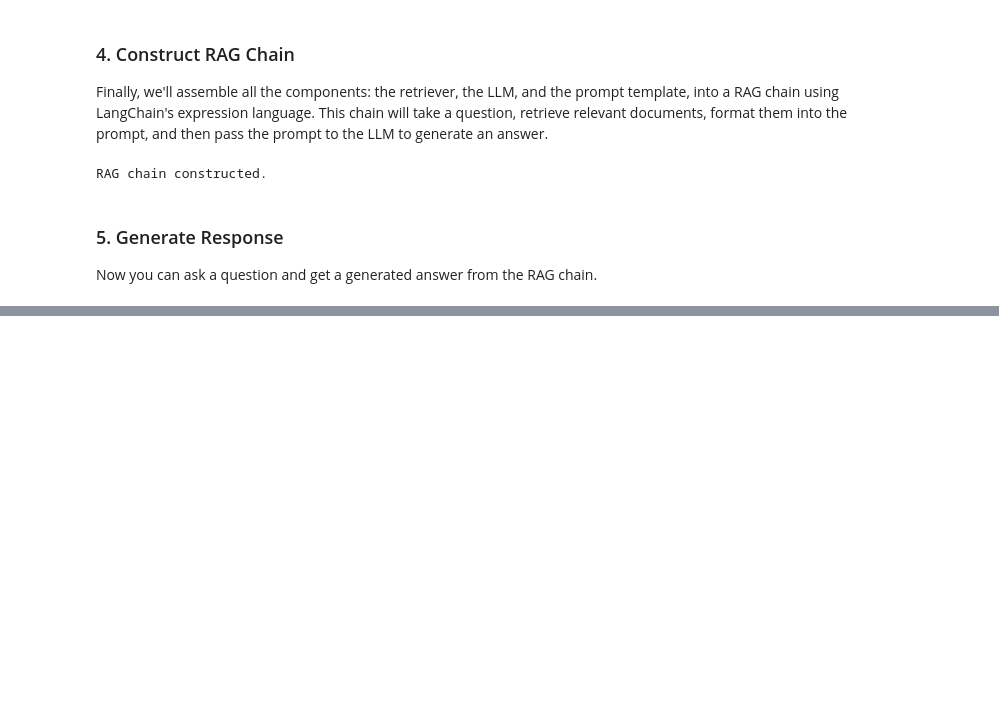
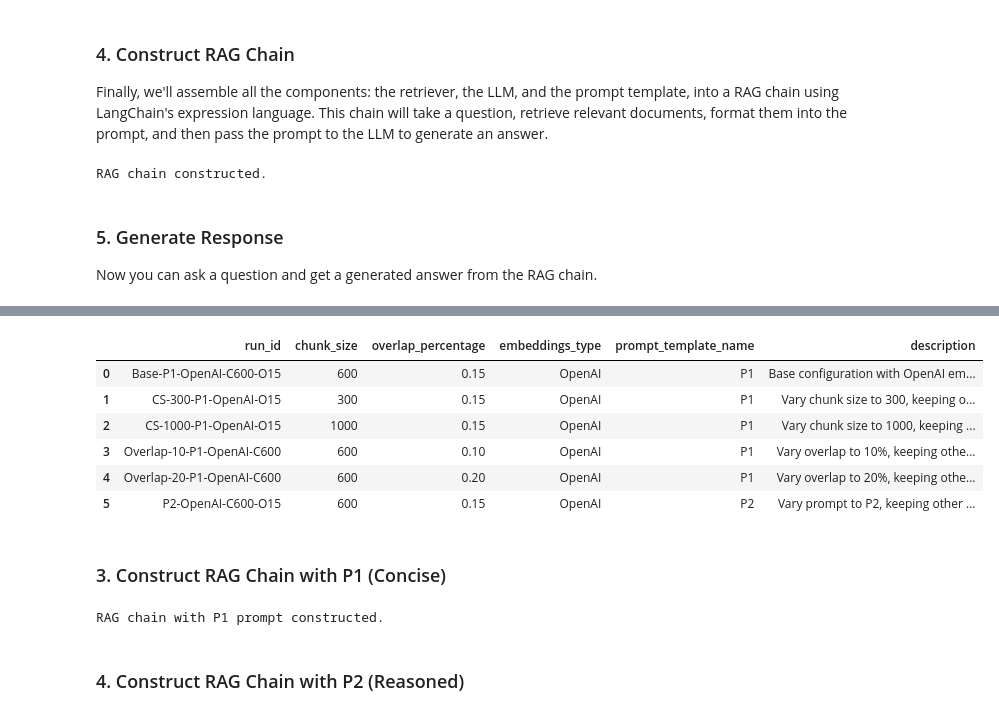
Before and after one commit to abilashkannanv/AIML, a Jupyter notebook: RAG.ipynb, the cells around one changed output, grey strips where cells are left out. Cells and saved outputs as stored; diff of their text form; code cells hidden in the pictures; blank space fills up the shorter version.

```diff
--- a/RAG.ipynb
+++ b/RAG.ipynb
@@ -260,0 +291,78 @@ Key aspects of chunking include breaking down large texts into smaller, manageab
+# %%
+experiments_grid = [
+    {
+        "run_id": "Base-P1-OpenAI-C600-O15",
+        "chunk_size": 600,
+        "overlap_percentage": 0.15,
+        "embeddings_type": "OpenAI",
+        "prompt_template_name": "P1",
+        "description": "Base configuration with OpenAI embeddings and P1 prompt."
+    },
+    {
+        "run_id": "CS-300-P1-OpenAI-O15",
+        "chunk_size": 300,
+        "overlap_percentage": 0.15,
+        "embeddings_type": "OpenAI",
+        "prompt_template_name": "P1",
+        "description": "Vary chunk size to 300, keeping other base configs."
+    },
+    {
+        "run_id": "CS-1000-P1-OpenAI-O15",
+        "chunk_size": 1000,
+        "overlap_percentage": 0.15,
+        "embeddings_type": "OpenAI",
+        "prompt_template_name": "P1",
+        "description": "Vary chunk size to 1000, keeping other base configs."
+    },
+    {
+        "run_id": "Overlap-10-P1-OpenAI-C600",
+        "chunk_size": 600,
+        "overlap_percentage": 0.10,
+        "embeddings_type": "OpenAI",
+        "prompt_template_name": "P1",
+        "description": "Vary overlap to 10%, keeping other base configs."
+    },
+    {
+        "run_id": "Overlap-20-P1-OpenAI-C600",
+        "chunk_size": 600,
+        "overlap_percentage": 0.20,
+        "embeddings_type": "OpenAI",
+        "prompt_template_name": "P1",
+        "description": "Vary overlap to 20%, keeping other base configs."
+    },
+    {
+        "run_id": "P2-OpenAI-C600-O15",
+        "chunk_size": 600,
+        "overlap_percentage": 0.15,
+        "embeddings_type": "OpenAI",
+        "prompt_template_name": "P2",
+        "description": "Vary prompt to P2, keeping other base configs."
+    }
+]
+
+import pandas as pd
+
+display(pd.DataFrame(experiments_grid))
+# %% [output]
+|  | run_id | chunk_size | overlap_percentage | embeddings_type | prompt_template_name | description |
+| 0 | Base-P1-OpenAI-C600-O15 | 600 | 0.15 | OpenAI | P1 | Base configuration with OpenAI em... |
+| 1 | CS-300-P1-OpenAI-O15 | 300 | 0.15 | OpenAI | P1 | Vary chunk size to 300, keeping o... |
+| 2 | CS-1000-P1-OpenAI-O15 | 1000 | 0.15 | OpenAI | P1 | Vary chunk size to 1000, keeping ... |
+| 3 | Overlap-10-P1-OpenAI-C600 | 600 | 0.10 | OpenAI | P1 | Vary overlap to 10%, keeping othe... |
+| 4 | Overlap-20-P1-OpenAI-C600 | 600 | 0.20 | OpenAI | P1 | Vary overlap to 20%, keeping othe... |
+| 5 | P2-OpenAI-C600-O15 | 600 | 0.15 | OpenAI | P2 | Vary prompt to P2, keeping other ... |
+# %% [markdown]
+### 3. Construct RAG Chain with P1 (Concise)
+# %%
+rag_chain_p1 = (
+    {"context": retriever | format_docs, "question": RunnablePassthrough()}
+    | prompt_p1
+    | my_llm
+    | StrOutputParser()
+)
+
+print("RAG chain with P1 prompt constructed.")
+# %% [output]
+RAG chain with P1 prompt constructed.
+# %% [markdown]
+### 4. Construct RAG Chain with P2 (Reasoned)
```
Also changed, not shown: parts of 22 cells of this notebook.
